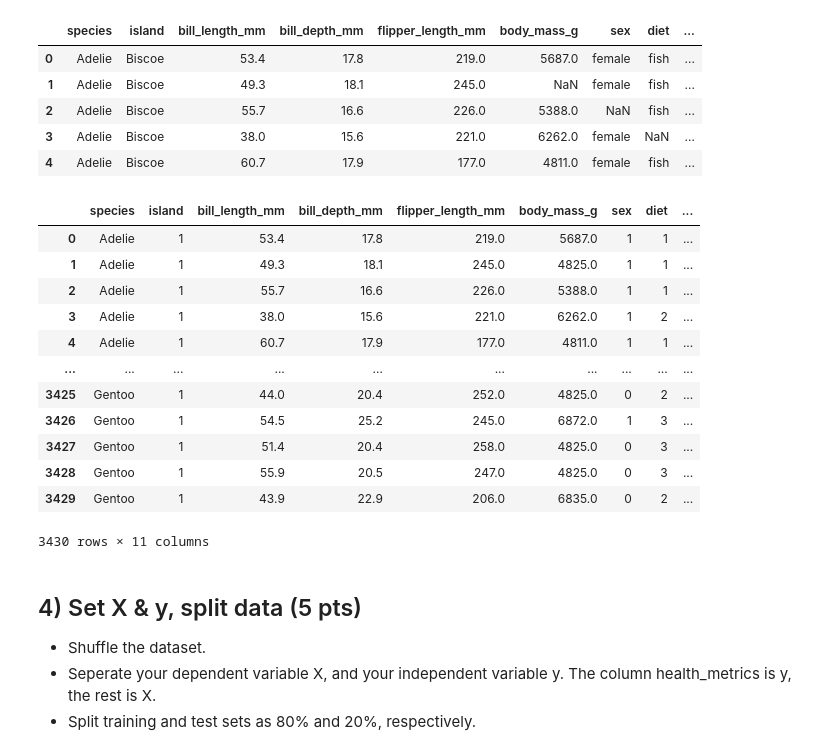
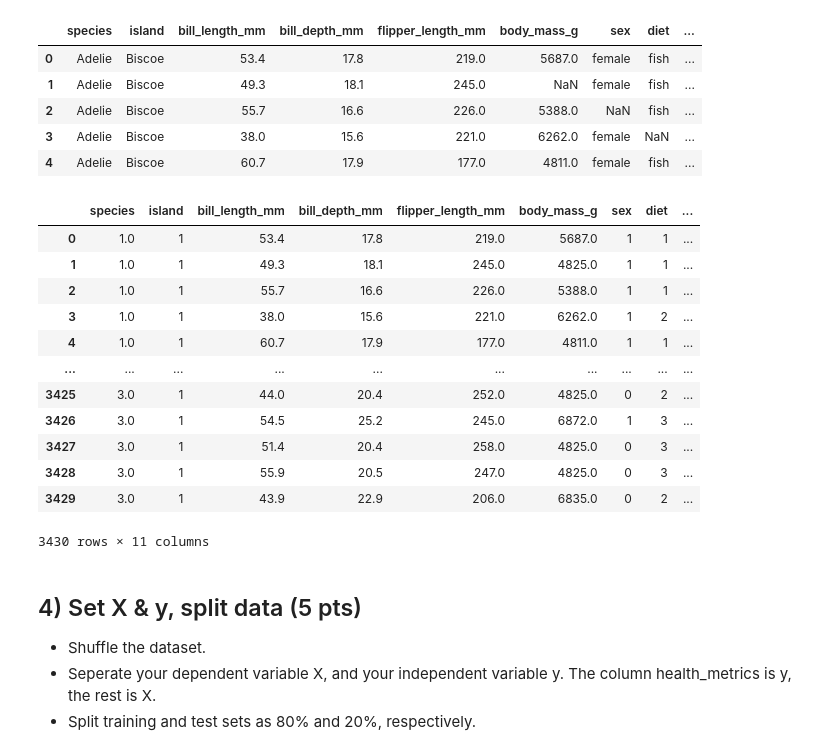
Before and after one commit to firatbatar/SU-Undergraduate-CS210, a Jupyter notebook: Homeworks/HW2/CS210_HW2.ipynb, the cells around one changed output. Saved outputs shown, nothing was run; the diff lists cells and outputs as text; code cells hidden in the pictures.

```diff
--- a/Homeworks/HW2/CS210_HW2.ipynb
+++ b/Homeworks/HW2/CS210_HW2.ipynb
@@ -166,29 +166,30 @@ penguins_df["bill_depth_mm"].fillna(int(penguins_df["bill_depth_mm"].mean()), in
 penguins_df["flipper_length_mm"].fillna(int(penguins_df["flipper_length_mm"].mean()), inplace=True)
 penguins_df["body_mass_g"].fillna(int(penguins_df["body_mass_g"].mean()), inplace=True)
 # %%
-sex_map = {'female':1, 'male': 0}
+sex_map = {'female': 1, 'male': 0}
 island_map = {'Biscoe': 1, 'Dream': 2, 'Torgensen': 3}
 diet_map = {'fish': 1, 'krill': 2, 'squid': 3, "parental":4}
 life_stage_map = {'chick': 1, 'juvenile': 2, 'adult': 3}
 health_metrics_map = {'healthy': 1, 'overweight': 2, 'underweight': 3}
+species_map = {'Adelie': 1, 'Chinstrap': 2, 'Gentoo': 3}
 
 # Encode the categorical variables using the mapping dictionaries
-penguins_df.replace(sex_map | island_map | diet_map | life_stage_map | health_metrics_map, inplace=True)
+penguins_df.replace(species_map | sex_map | island_map | diet_map | life_stage_map | health_metrics_map, inplace=True)
 
 penguins_df
 # %% [output]
 |  | species | island | bill_length_mm | bill_depth_mm | flipper_length_mm | body_mass_g | sex | diet | ... |
-| 0 | Adelie | 1 | 53.4 | 17.8 | 219.0 | 5687.0 | 1 | 1 | ... |
-| 1 | Adelie | 1 | 49.3 | 18.1 | 245.0 | 4825.0 | 1 | 1 | ... |
-| 2 | Adelie | 1 | 55.7 | 16.6 | 226.0 | 5388.0 | 1 | 1 | ... |
-| 3 | Adelie | 1 | 38.0 | 15.6 | 221.0 | 6262.0 | 1 | 2 | ... |
-| 4 | Adelie | 1 | 60.7 | 17.9 | 177.0 | 4811.0 | 1 | 1 | ... |
+| 0 | 1.0 | 1 | 53.4 | 17.8 | 219.0 | 5687.0 | 1 | 1 | ... |
+| 1 | 1.0 | 1 | 49.3 | 18.1 | 245.0 | 4825.0 | 1 | 1 | ... |
+| 2 | 1.0 | 1 | 55.7 | 16.6 | 226.0 | 5388.0 | 1 | 1 | ... |
+| 3 | 1.0 | 1 | 38.0 | 15.6 | 221.0 | 6262.0 | 1 | 2 | ... |
+| 4 | 1.0 | 1 | 60.7 | 17.9 | 177.0 | 4811.0 | 1 | 1 | ... |
 | ... | ... | ... | ... | ... | ... | ... | ... | ... | ... |
-| 3425 | Gentoo | 1 | 44.0 | 20.4 | 252.0 | 4825.0 | 0 | 2 | ... |
-| 3426 | Gentoo | 1 | 54.5 | 25.2 | 245.0 | 6872.0 | 1 | 3 | ... |
-| 3427 | Gentoo | 1 | 51.4 | 20.4 | 258.0 | 4825.0 | 0 | 3 | ... |
-| 3428 | Gentoo | 1 | 55.9 | 20.5 | 247.0 | 4825.0 | 0 | 3 | ... |
-| 3429 | Gentoo | 1 | 43.9 | 22.9 | 206.0 | 6835.0 | 0 | 2 | ... |
+| 3425 | 3.0 | 1 | 44.0 | 20.4 | 252.0 | 4825.0 | 0 | 2 | ... |
+| 3426 | 3.0 | 1 | 54.5 | 25.2 | 245.0 | 6872.0 | 1 | 3 | ... |
+| 3427 | 3.0 | 1 | 51.4 | 20.4 | 258.0 | 4825.0 | 0 | 3 | ... |
+| 3428 | 3.0 | 1 | 55.9 | 20.5 | 247.0 | 4825.0 | 0 | 3 | ... |
+| 3429 | 3.0 | 1 | 43.9 | 22.9 | 206.0 | 6835.0 | 0 | 2 | ... |
 3430 rows × 11 columns
 # %% [markdown]
 ## 4) Set X & y, split data (5 pts)
```
Also changed, not shown: parts of 17 cells of this notebook.
